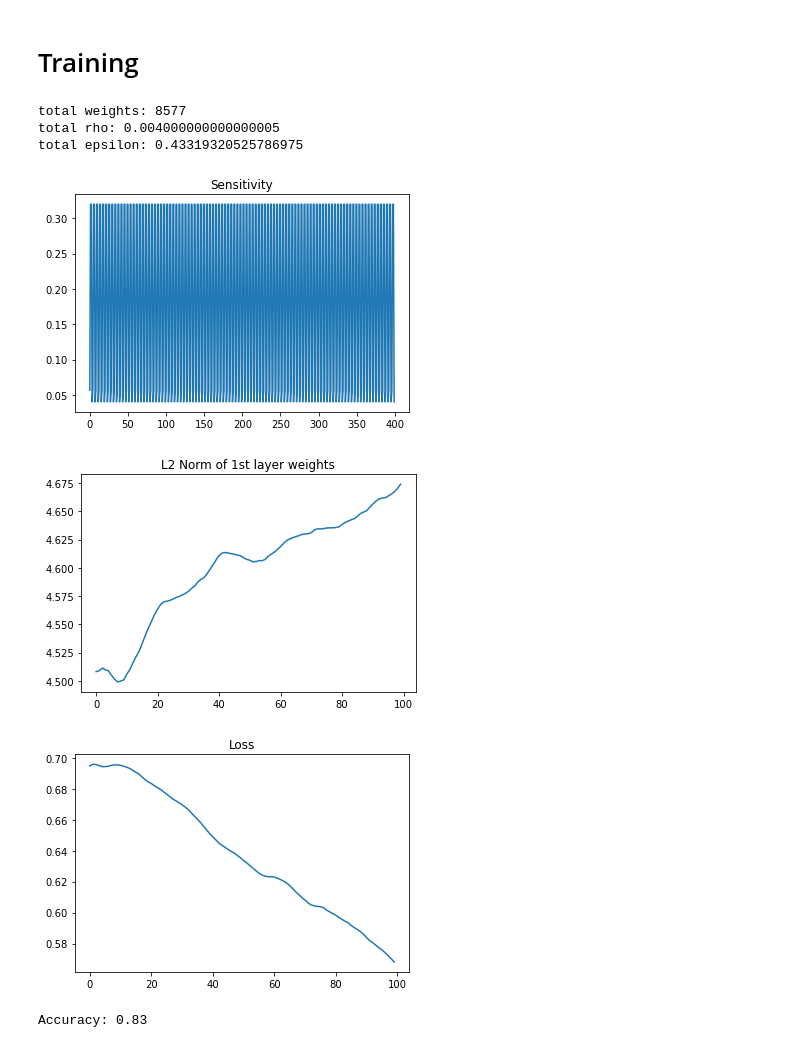
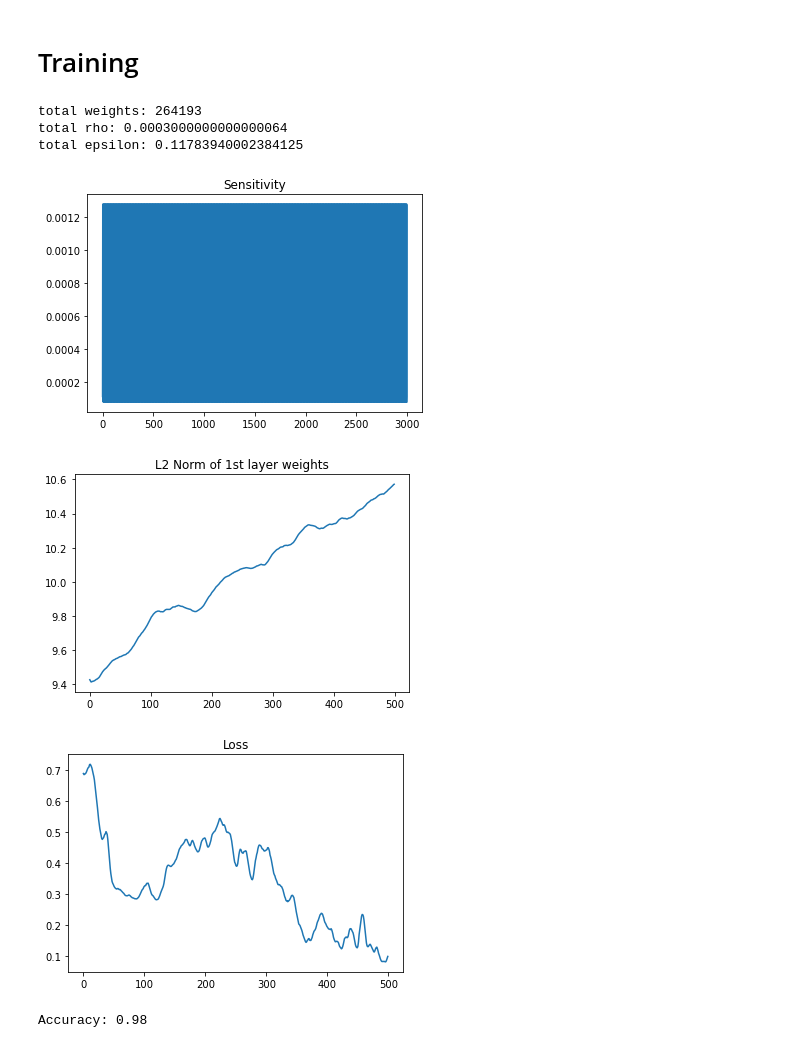
Before and after one commit to twosixlabs/csl, a Jupyter notebook: experiments/global_sensitivity/Fully Connected Upstream Clipping.ipynb, the cells around one changed output. Cells and saved outputs as stored; diff of their text form; code cells hidden in the pictures.

Commit message:
add recent global sensitivity experiments

```diff
--- a/experiments/global_sensitivity/Fully Connected Upstream Clipping.ipynb
+++ b/experiments/global_sensitivity/Fully Connected Upstream Clipping.ipynb
@@ -68,17 +68,21 @@ testing_dataset = TensorDataset(torch.from_numpy(X_test).float(),
                                 torch.from_numpy(y_test).long())
 test_loader = DataLoader(testing_dataset, batch_size=BATCH_SIZE, shuffle=True, drop_last=True)
 # %%
-n_hidden = 64
+n_hidden = 256
 class Classifier(nn.Module):
     def __init__(self, n_features, n_hidden=n_hidden):
         super(Classifier, self).__init__()
         self.network = nn.Sequential(
             nn.Linear(n_features, n_hidden),
-            nn.ReLU(),
+            nn.Tanh(),
             nn.Linear(n_hidden, n_hidden),
-            nn.ReLU(),
+            nn.Tanh(),
             nn.Linear(n_hidden, n_hidden),
-            nn.ReLU(),
+            nn.Tanh(),
+            nn.Linear(n_hidden, n_hidden),
+            nn.Tanh(),
+            nn.Linear(n_hidden, n_hidden),
+            nn.Tanh(),
             nn.Linear(n_hidden, 1),
             #nn.ReLU(),
             #nn.LogSoftmax()
@@ -102,20 +106,8 @@ def make_plot(info, key, title):
     plt.title(title)
     plt.show()
 # %%
-UPSTREAM_GRAD_BOUND = 0.001
+UPSTREAM_GRAD_BOUND = 0.000001
 INPUT_BOUND = 5.
-# %%
-def clamp_grad(self, grad_input, grad_output):
-    if isinstance(self, nn.Linear):
-        bias_g, upstream_g, weights_g = grad_input
-        upstream_g_c = upstream_g.clamp(-UPSTREAM_GRAD_BOUND, UPSTREAM_GRAD_BOUND)
-        return (bias_g, upstream_g_c, weights_g)
-    elif isinstance(self, (nn.Tanh, nn.ReLU)):
-        upstream_g = grad_input[0]
-        upstream_g_c = upstream_g.clamp(-UPSTREAM_GRAD_BOUND, UPSTREAM_GRAD_BOUND)
-        return (upstream_g_c,)
-    else:
-        print('unknown')
 # %%
 def clamp_grad(self, grad_input, grad_output):
     return tuple([x.clamp(-UPSTREAM_GRAD_BOUND, UPSTREAM_GRAD_BOUND) for x in grad_input])
@@ -131,7 +123,7 @@ def run_experiment(epsilon, epochs, add_noise=False):
     model = Classifier(n_features=n_features)
     model_criterion = nn.BCELoss()
     model_optimizer = optim.Adam(model.parameters(), lr=0.01)#, weight_decay=0.0001)
-    rho_i = 0.00001
+    rho_i = 0.0000001
     total_rho = 0
 
     for x in model.network:
@@ -165,7 +157,9 @@ def run_experiment(epsilon, epochs, add_noise=False):
                     grad_bound = fake_grad.flatten().norm(p=2)
 
                     actual_grad_bound = weights.grad.flatten().norm(p=2)
-                    if False and actual_grad_bound > grad_bound:
+                    if actual_grad_bound > grad_bound:
+                        print(type(layer))
+                        print(weights.shape)
                         print('grad bound norm: ', grad_bound)
                         print('actual grad norm:', actual_grad_bound)
                     sensitivities.append(grad_bound)
@@ -174,7 +168,7 @@ def run_experiment(epsilon, epochs, add_noise=False):
                     sigma = np.sqrt(sensitivity**2 / (2*rho_i))
                     with torch.no_grad():
                         weights.grad += sigma*torch.randn(weights.shape)
-                        bias.grad += sigma*torch.randn(bias.shape) # this is more noise than necessary
+                        #bias.grad += sigma*torch.randn(bias.shape) # this is more noise than necessary
                     total_rho += rho_i
 
             norms.append(next(model.parameters()).data.norm())
@@ -195,21 +189,21 @@ def run_experiment(epsilon, epochs, add_noise=False):
     print('total epsilon:', zcdp_eps(total_rho, 1e-5))
     return model, info
 # %%
-model, info = run_experiment(.001, 100, False)
+model, info = run_experiment(.001, 500, False)
 
 for key, title in [('sens', 'Sensitivity'),
                    ('norms', 'L2 Norm of 1st layer weights'),
                    #('decays', 'Weight Decay Value'),
                    ('losses', 'Loss')
                 ]:
     make_plot(info, key, title)
 
 print('Accuracy:', accuracy(model, X_test, y_test))
 # %% [output]
-total weights: 8577
-total rho: 0.004000000000000005
-total epsilon: 0.43319320525786975
+total weights: 264193
+total rho: 0.0003000000000000064
+total epsilon: 0.11783940002384125
-[figure, old version]
+[figure, new version]
-[figure, old version]
+[figure, new version]
-[figure, old version]
+[figure, new version]
-Accuracy: 0.83
+Accuracy: 0.98
```
Also changed, not shown: 2 other files.
